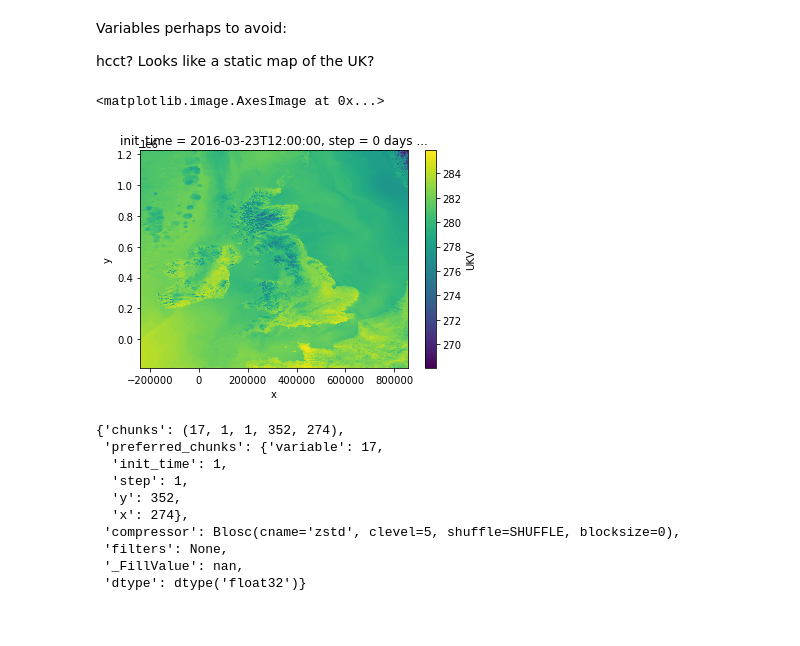
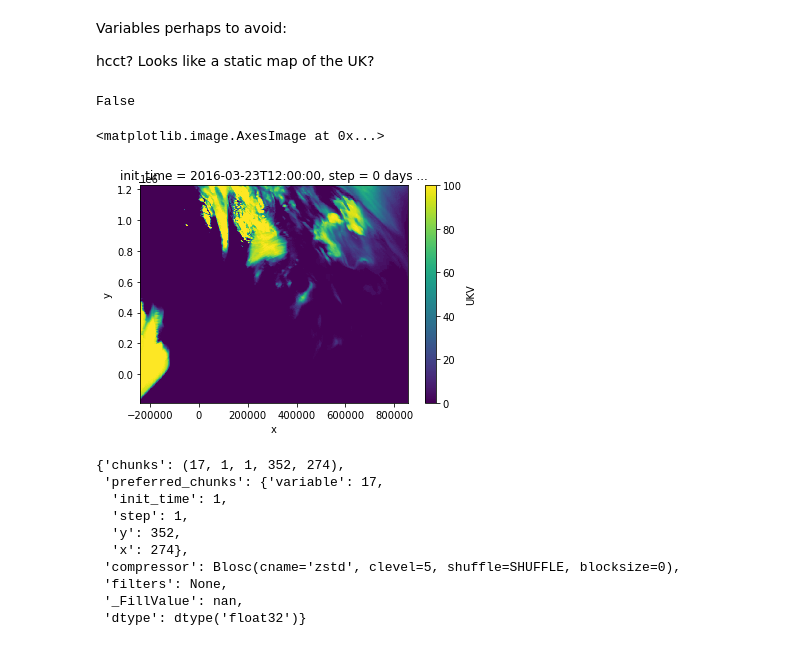
Before and after one commit to openclimatefix/nowcasting_dataset, a Jupyter notebook: notebooks/plot_NWP_zarr.ipynb, the cells around one changed output. Cells and saved outputs as stored; diff of their text form; code cells hidden in the pictures.

```diff
--- a/notebooks/plot_NWP_zarr.ipynb
+++ b/notebooks/plot_NWP_zarr.ipynb
@@ -2,7 +2,7 @@
 import xarray as xr
 import pandas as pd
 # %%
-ZARR_PATH = "/mnt/storage_ssd_4tb/data/ocf/solar_pv_nowcasting/nowcasting_dataset_pipeline/NWP/UK_Met_Office/UKV/zarr/UKV_intermediate_version_2.zarr"
+ZARR_PATH = "/mnt/storage_ssd_8tb/data/ocf/solar_pv_nowcasting/nowcasting_dataset_pipeline/NWP/UK_Met_Office/UKV/zarr/UKV_intermediate_version_2.zarr"
 # %% [markdown]
 ## Load from Zarr
 # %%
@@ -25,10 +25,15 @@ Variables perhaps to avoid:
 
 hcct?  Looks like a static map of the UK?
 # %%
-ds_from_zarr['UKV'].sel(variable='t').isel(step=0, init_time=7).plot.imshow()
+VARIABLE = "hcc"
+
+print(ds_from_zarr['UKV'].sel(variable=VARIABLE).isel(step=0, init_time=7).isnull().any().values)
+
+ds_from_zarr['UKV'].sel(variable=VARIABLE).isel(step=0, init_time=7).plot.imshow()
 # %% [output]
-<matplotlib.image.AxesImage at 0x...>
+False
+<matplotlib.image.AxesImage at 0x...>
-[figure, old version]
+[figure, new version]
 # %%
 ds_from_zarr['UKV'].encoding
 # %% [output]
```
Also changed, not shown: parts of 6 cells of this notebook, 2 other files.
